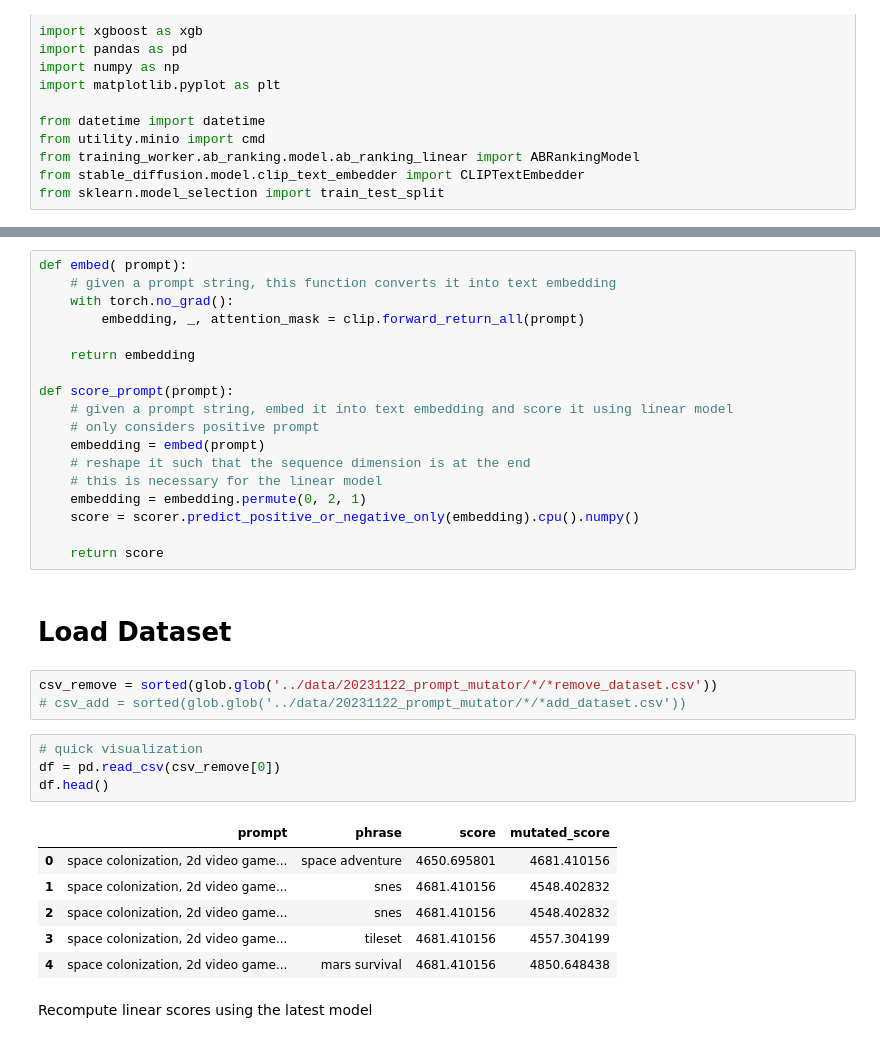
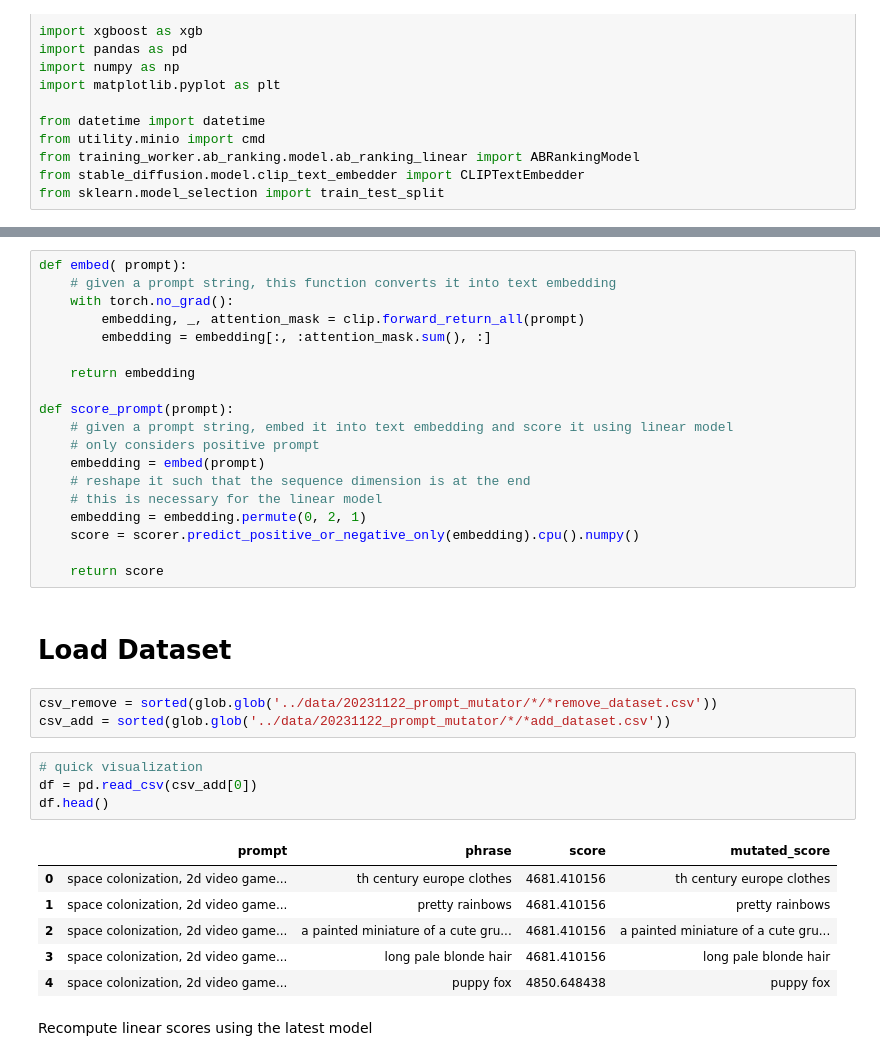
Before and after one commit to kk-digital/kcg-ml-image-pipeline, a Jupyter notebook: notebooks/prompt_mutator/train_prompt_mutator_xgb.ipynb, the cells around one changed output, grey strips where cells are left out. Saved outputs shown, nothing was run; the diff lists cells and outputs as text.

Commit message:
add prompt mutator training code

```diff
--- a/notebooks/prompt_mutator/train_prompt_mutator_xgb.ipynb
+++ b/notebooks/prompt_mutator/train_prompt_mutator_xgb.ipynb
@@ -86,6 +86,7 @@ def embed( prompt):
     # given a prompt string, this function converts it into text embedding
     with torch.no_grad():
         embedding, _, attention_mask = clip.forward_return_all(prompt)
+        embedding = embedding[:, :attention_mask.sum(), :]
 
     return embedding
 
@@ -103,18 +104,18 @@ def score_prompt(prompt):
 # Load Dataset
 # %%
 csv_remove = sorted(glob.glob('../data/20231122_prompt_mutator/*/*remove_dataset.csv'))
-# csv_add = sorted(glob.glob('../data/20231122_prompt_mutator/*/*add_dataset.csv'))
+csv_add = sorted(glob.glob('../data/20231122_prompt_mutator/*/*add_dataset.csv'))
 # %%
 # quick visualization
-df = pd.read_csv(csv_remove[0])
+df = pd.read_csv(csv_add[0])
 df.head()
 # %% [output]
 |  | prompt | phrase | score | mutated_score |
-| 0 | space colonization, 2d video game... | space adventure | 4650.695801 | 4681.410156 |
-| 1 | space colonization, 2d video game... | snes | 4681.410156 | 4548.402832 |
-| 2 | space colonization, 2d video game... | snes | 4681.410156 | 4548.402832 |
-| 3 | space colonization, 2d video game... | tileset | 4681.410156 | 4557.304199 |
-| 4 | space colonization, 2d video game... | mars survival | 4681.410156 | 4850.648438 |
+| 0 | space colonization, 2d video game... | th century europe clothes | 4681.410156 | th century europe clothes |
+| 1 | space colonization, 2d video game... | pretty rainbows | 4681.410156 | pretty rainbows |
+| 2 | space colonization, 2d video game... | a painted miniature of a cute gru... | 4681.410156 | a painted miniature of a cute gru... |
+| 3 | space colonization, 2d video game... | long pale blonde hair | 4681.410156 | long pale blonde hair |
+| 4 | space colonization, 2d video game... | puppy fox | 4850.648438 | puppy fox |
 # %% [markdown]
 Recompute linear scores using the latest model
 # %%
```
Also changed, not shown: parts of 11 cells of this notebook.
